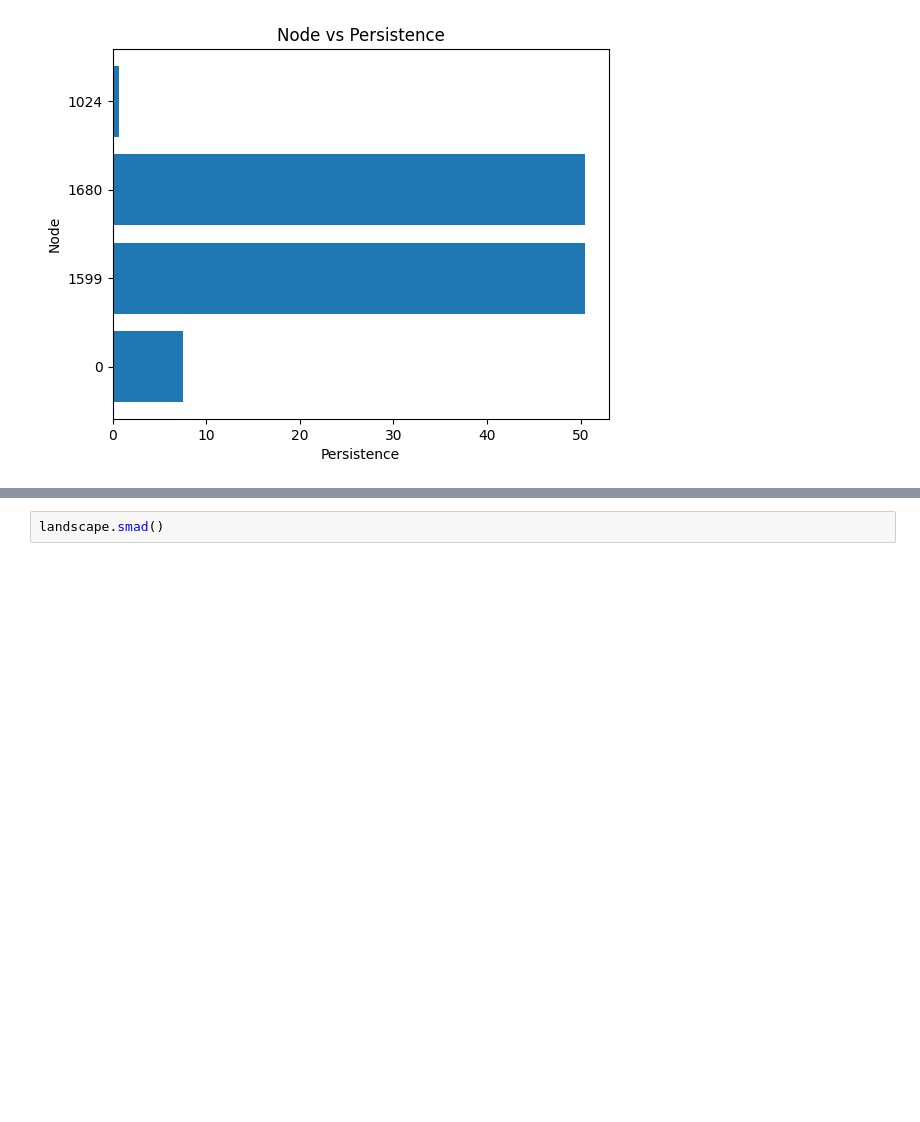
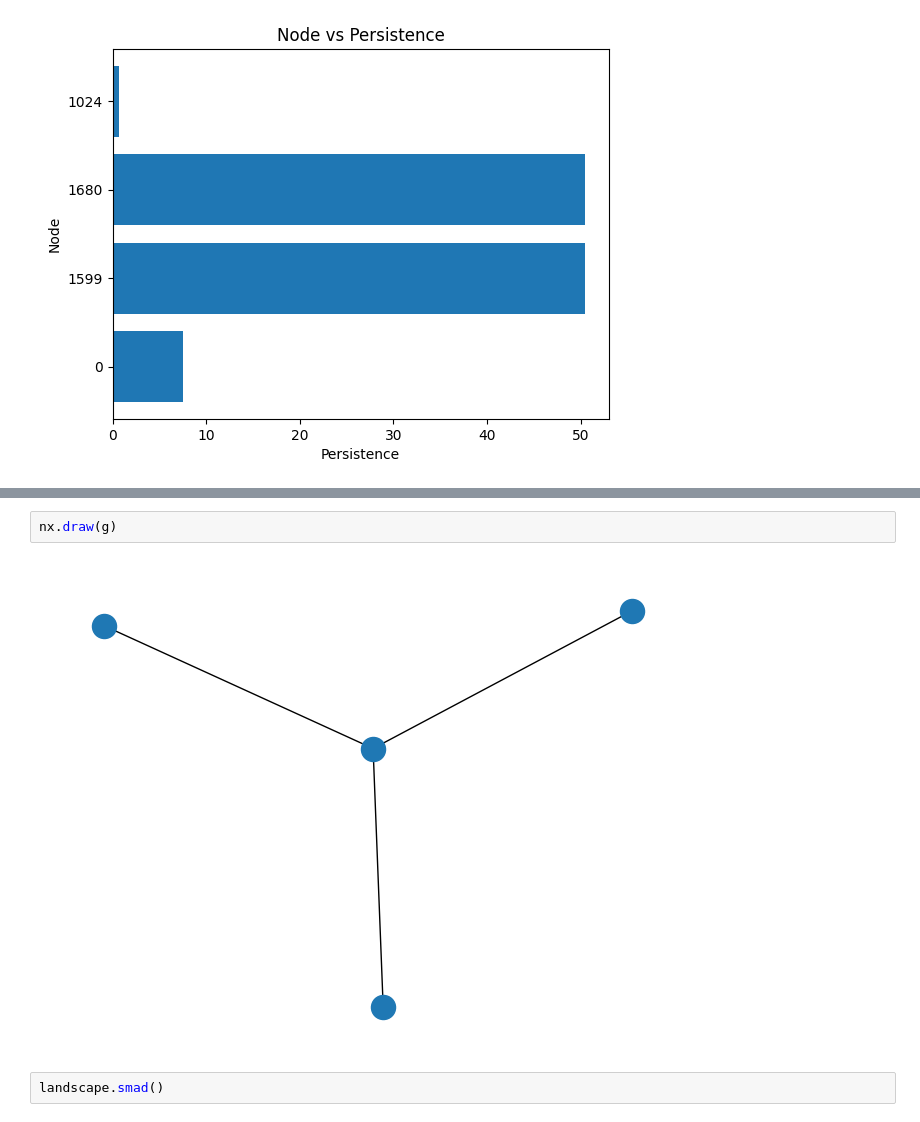
Before and after one commit to Vis4SciML/Landscaper, a Jupyter notebook: docs/notebooks/rnn.ipynb, the cells around one changed output, grey strips where cells are left out. Cells and saved outputs as stored; diff of their text form; blank space fills up the shorter version.

```diff
--- a/docs/notebooks/rnn.ipynb
+++ b/docs/notebooks/rnn.ipynb
@@ -308,3 +315,7 @@ msc = landscape.get_ms_complex()
+# %%
+nx.draw(g)
+# %% [output]
+[figure, added]
 # %%
 landscape.smad()
 # %% [output]
```
Also changed, not shown: parts of 3 cells of this notebook, 2 other files.
